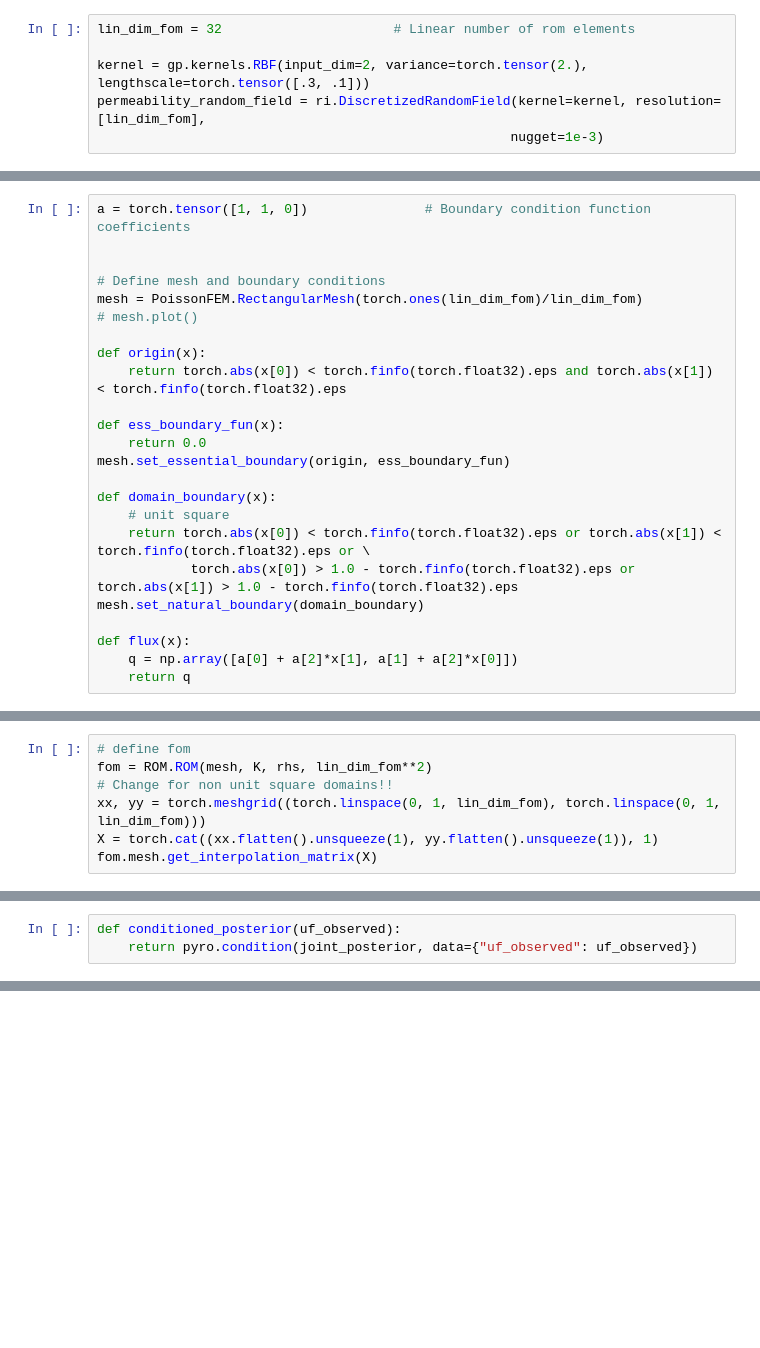
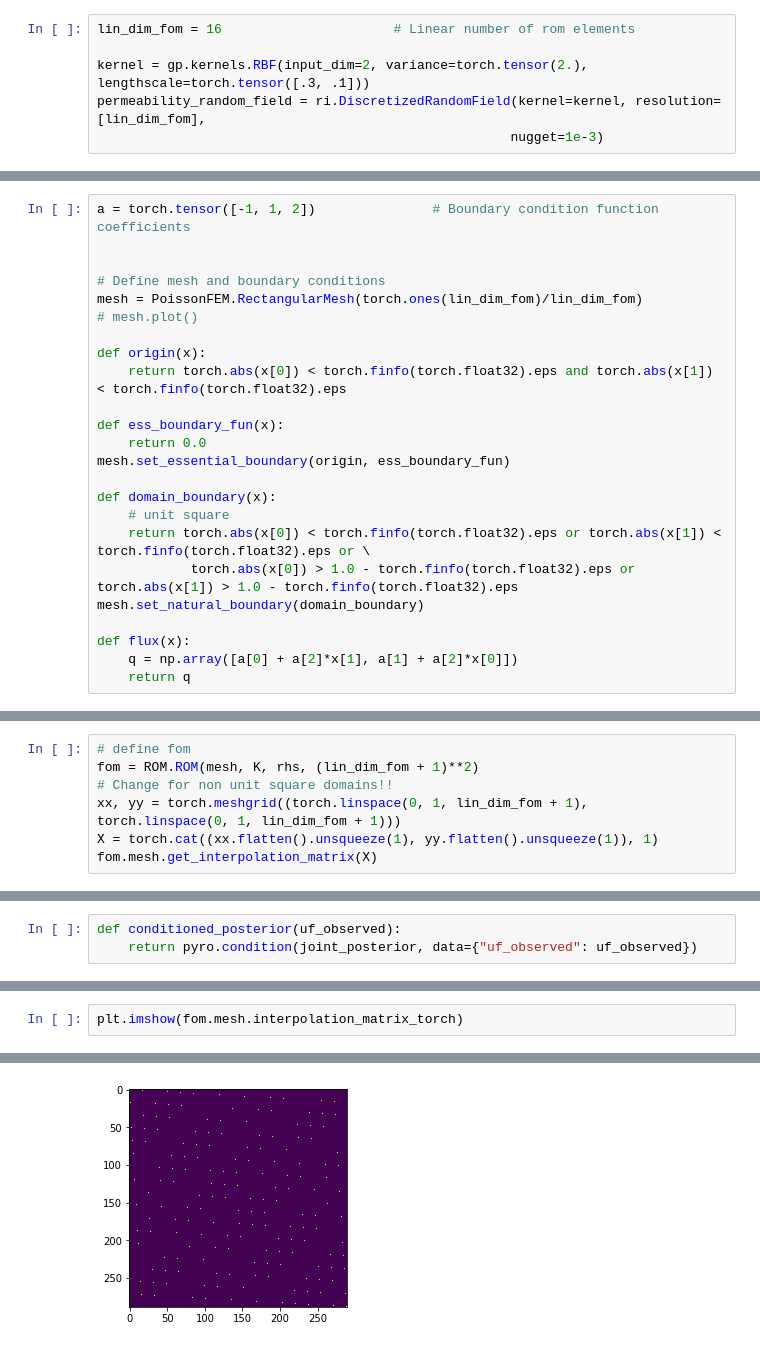
Before and after one commit to congriUQ/rom_inverse_python, a Jupyter notebook: rom_inverse_playground.ipynb, the cells around one changed output, grey strips where cells are left out. Saved outputs shown, nothing was run; the diff lists cells and outputs as text; blank space fills up the shorter version.

```diff
--- a/rom_inverse_playground.ipynb
+++ b/rom_inverse_playground.ipynb
@@ -24,7 +25,7 @@ import time
 import Data
 from CG_Surrogate import cg_surrogate
 # %%
-lin_dim_fom = 32                      # Linear number of rom elements
+lin_dim_fom = 16                      # Linear number of rom elements
 
 kernel = gp.kernels.RBF(input_dim=2, variance=torch.tensor(2.), lengthscale=torch.tensor([.3, .1]))
 permeability_random_field = ri.DiscretizedRandomField(kernel=kernel, resolution=[lin_dim_fom],
@@ -34,5 +33,5 @@ permeability_random_field.plot_realizations()
 # %%
-a = torch.tensor([1, 1, 0])               # Boundary condition function coefficients
+a = torch.tensor([-1, 1, 2])               # Boundary condition function coefficients
 
 
 # Define mesh and boundary conditions
@@ -63,9 +62,9 @@ K = PoissonFEM.StiffnessMatrix(mesh)
 rhs.set_rhs_stencil(mesh, K)
 # %%
 # define fom
-fom = ROM.ROM(mesh, K, rhs, lin_dim_fom**2)
+fom = ROM.ROM(mesh, K, rhs, (lin_dim_fom + 1)**2)
 # Change for non unit square domains!!
-xx, yy = torch.meshgrid((torch.linspace(0, 1, lin_dim_fom), torch.linspace(0, 1, lin_dim_fom)))
+xx, yy = torch.meshgrid((torch.linspace(0, 1, lin_dim_fom + 1), torch.linspace(0, 1, lin_dim_fom + 1)))
 X = torch.cat((xx.flatten().unsqueeze(1), yy.flatten().unsqueeze(1)), 1)
 fom.mesh.get_interpolation_matrix(X)
 # %%
@@ -236,0 +206,3 @@ nuts_kernel.sample(None)
+# %%
+plt.imshow(fom.mesh.interpolation_matrix_torch)
+# %% [output]
@@ -236,0 +210 @@ nuts_kernel.sample(None)
+[figure, added]
```
Also changed, not shown: parts of 55 cells of this notebook, 2 other files.
